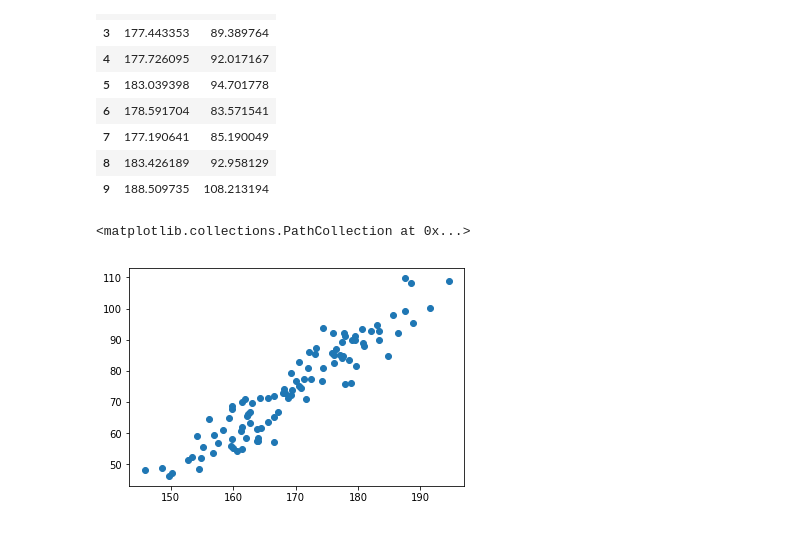
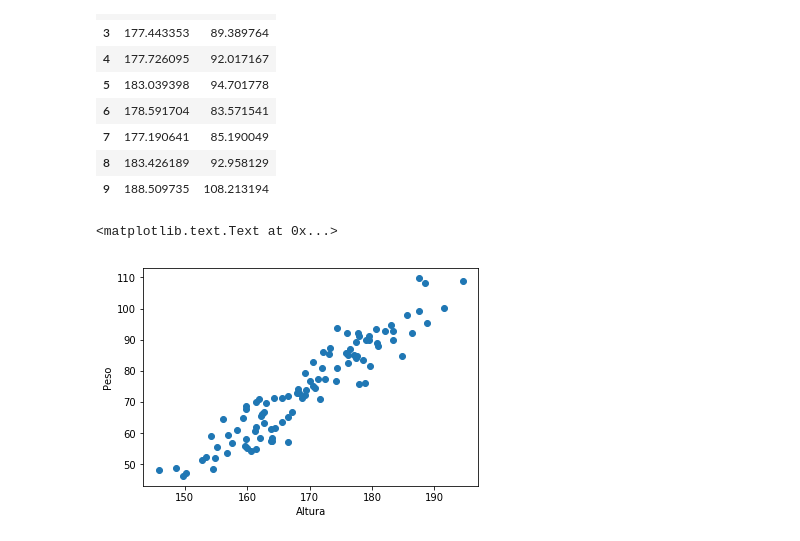
Before and after one commit to arnaldog12/Manual-Pratico-Deep-Learning, a Jupyter notebook: Perceptron.ipynb, the cells around one changed output. Drawn from its saved outputs; the diff is of its cells as text; code cells hidden in the pictures.

```diff
--- a/Perceptron.ipynb
+++ b/Perceptron.ipynb
@@ -27,11 +33,13 @@ df.head(10)
 # %%
 x = df.Altura
 y = df.Peso
 
 plt.figure()
 plt.scatter(x, y)
+plt.xlabel('Altura')
+plt.ylabel('Peso')
 # %% [output]
-<matplotlib.collections.PathCollection at 0x...>
+<matplotlib.text.Text at 0x...>
-[figure, old version]
+[figure, new version]
 # %%
 def plot_line(w, b):
```
Also changed, not shown: parts of 14 cells of this notebook, 1 other file.
